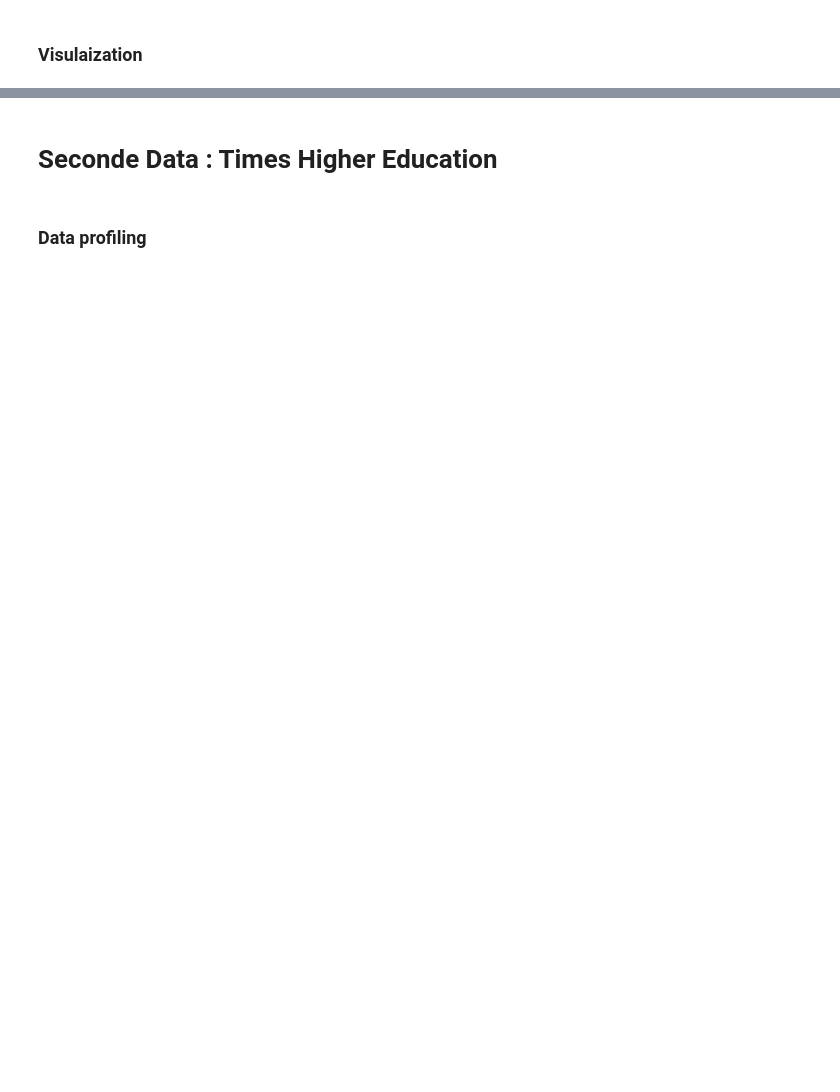
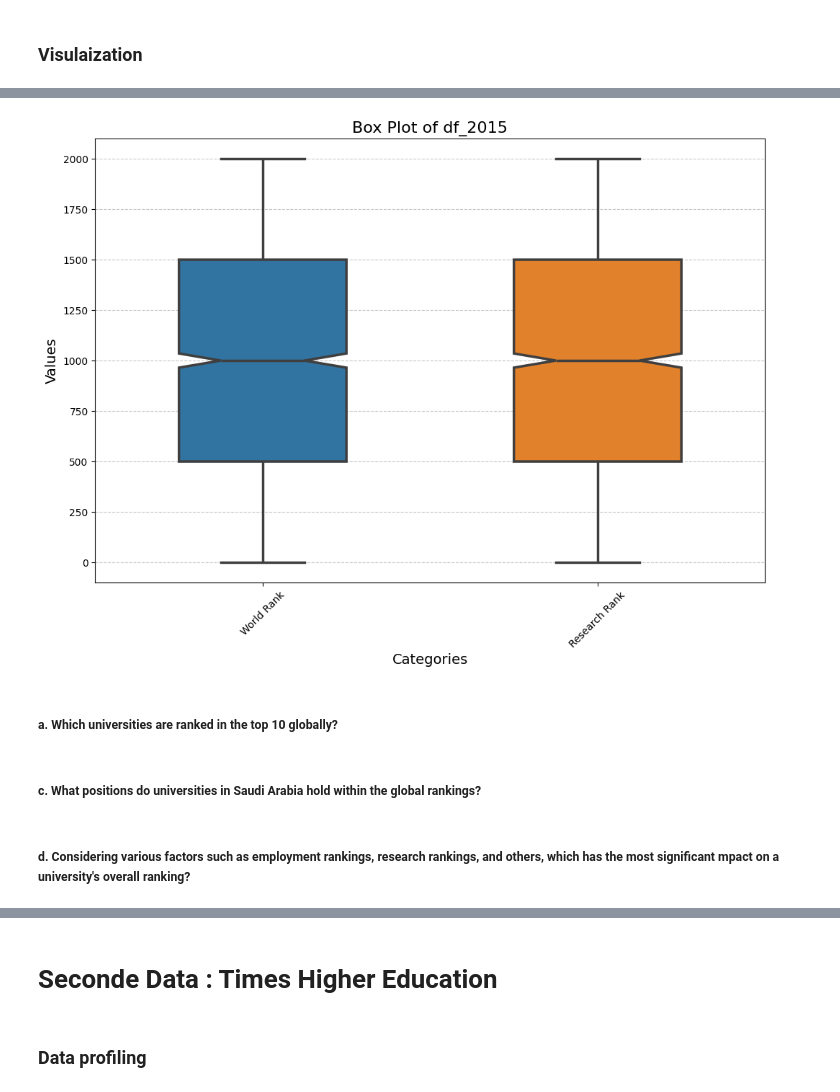
Before and after one commit to raseel4/Data_analysis_project_2, a Jupyter notebook: Project_2.ipynb, the cells around one changed output, grey strips where cells are left out. Saved outputs shown, nothing was run; the diff lists cells and outputs as text; code cells hidden in the pictures; blank space fills up the shorter version.

```diff
--- a/Project_2.ipynb
+++ b/Project_2.ipynb
@@ -359,0 +383,17 @@ See the caveats in the documentation: https://pandas.pydata.org/pandas-docs/stab
+# %%
+# Box plot
+
+columns_df_2016 = ['World Rank', 'Research Rank']
+plt.figure(figsize=(12, 8))
+# Display notches around the median & Customize the appearance of outliers
+sns.boxplot(data= df_WRU_Relevent[columns_df_2016], width=0.5, linewidth=2.5, notch=True, flierprops=dict(marker='o', markersize=8, markerfacecolor='red'))
+plt.title('Box Plot of df_2015', fontsize=16)  # Set the title of the plot
+plt.xlabel('Categories', fontsize=14)           # Set the label for the x-axis
+plt.ylabel('Values', fontsize=14)               # Set the label for the y-axis
+plt.xticks(rotation=45)                          # Rotate the x-axis labels for better readability
+plt.grid(axis='y', linestyle='--', alpha=0.7)    # Add a grid for the y-axis
+plt.show()                                       # Display the plot
+# %% [output]
+[figure, added]
+# %% [markdown]
+##### a. Which universities are ranked in the top 10 globally?
@@ -359,0 +419,2 @@ See the caveats in the documentation: https://pandas.pydata.org/pandas-docs/stab
+# %% [markdown]
+##### c. What positions do universities in Saudi Arabia hold within the global rankings?
@@ -359,0 +433,2 @@ See the caveats in the documentation: https://pandas.pydata.org/pandas-docs/stab
+# %% [markdown]
+##### d. Considering various factors such as employment rankings, research rankings, and others, which has the most significant  mpact on a university's overall ranking?
```
Also changed, not shown: parts of 47 cells of this notebook.
